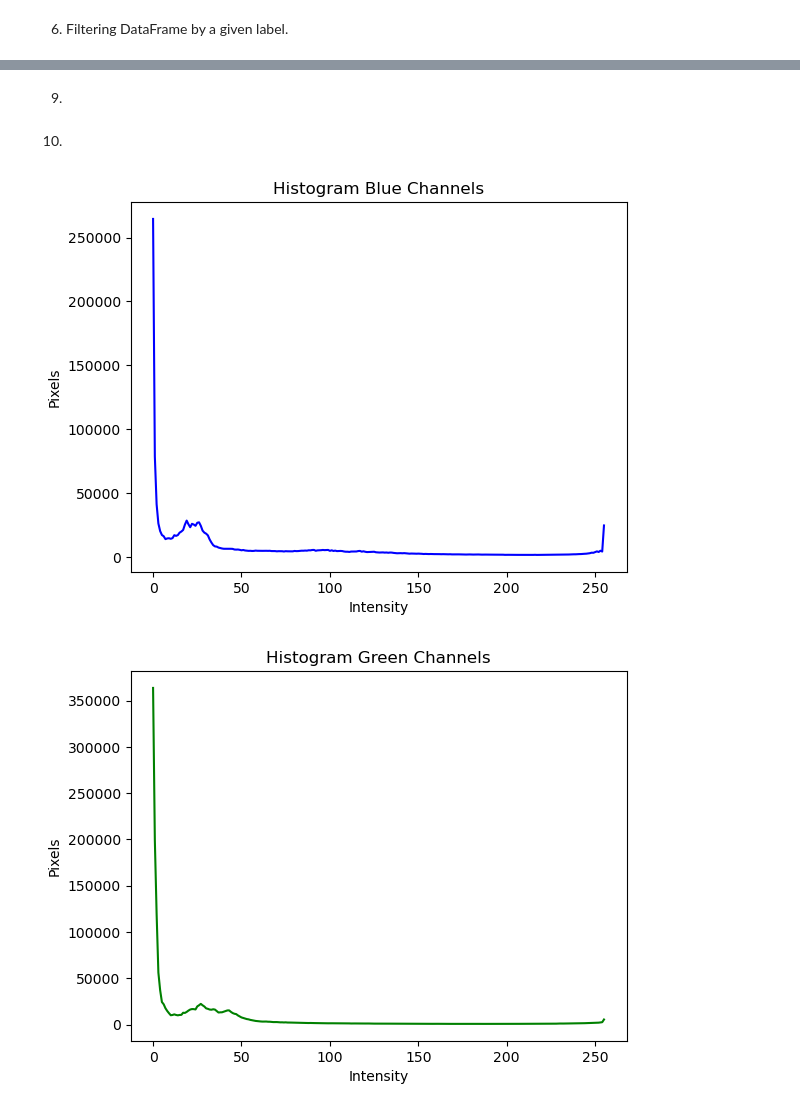
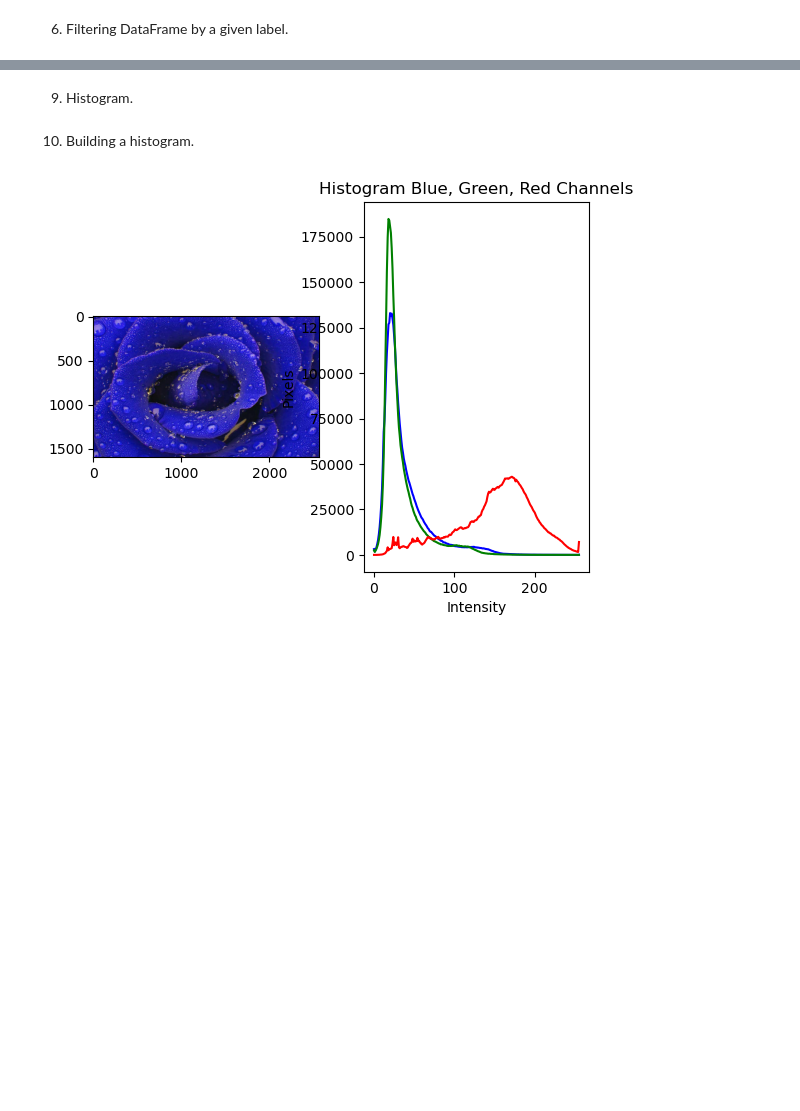
Before and after one commit to nastya1302/ap_laba4, a Jupyter notebook: note.ipynb, the cells around one changed output, grey strips where cells are left out. Cells and saved outputs as stored; diff of their text form; code cells hidden in the pictures; blank space fills up the shorter version.

```diff
--- a/note.ipynb
+++ b/note.ipynb
@@ -139,6 +138,9 @@ Name: depth, dtype: float64
 6. Filtering DataFrame by a given label.
 # %%
 def filtered_df(df: pd.DataFrame, mark: int) -> pd.DataFrame:
+    """
+    The function takes a dataframe and a class label as input and outputs strings with the specified label.
+    """
     df: pd.DataFrame = df[df.marks == mark]
     return df
 
@@ -202,7 +207,11 @@ marks
 # %% [markdown]
-9.
+9. Histogram.
 # %%
-def create_histogram(df: pd.DataFrame, mark: int) -> List[int]:
+def create_histogram(df: pd.DataFrame, mark: int):
+    """
+    The function takes a dataframe and a class label as input, returns
+    a list of arrays of histogram points(each array corresponds to the values of the histogram for each channel).
+    """
     new_df: pd.DataFrame = filtered_df(df, mark)
     image_path:str = new_df["absPath"].iloc[random.randint(0, 1000)]
     image = cv2.imread(image_path)
@@ -210,32 +219,30 @@ def create_histogram(df: pd.DataFrame, mark: int) -> List[int]:
     for i in range(0, 3):
         histr = cv2.calcHist([image], [i], None, [256], [0, 256])
         color.append(histr)
-    return color
+    return color, image
-# %% [markdown]
-10.
+# %% [markdown]
+10. Building a histogram.
 # %%
 def histogram_rendering(df: pd.DataFrame, mark: int) -> None:
-    histr = create_histogram(df, mark)
+    """
+    The function takes a dataframe and a class label as
+    input and builds histograms by calling create_histogram.
+    """
+    histr, image = create_histogram(df, mark)
 
-    plt.plot(hist[0], color="b")
-    plt.title("Histogram Blue Channels")
+    plt.subplot(1, 2, 1)
+    plt.imshow(image)
+
+    plt.subplot(1, 2, 2)
+    plt.plot(histr[0], color="b")
+    plt.plot(histr[1], color="g")
+    plt.plot(histr[2], color="r")
+    plt.title("Histogram Blue, Green, Red Channels")
     plt.xlabel("Intensity")
     plt.ylabel("Pixels")
     plt.show()
 
-    plt.plot(hist[1], color="g")
-    plt.title("Histogram Green Channels")
-    plt.xlabel("Intensity")
-    plt.ylabel("Pixels")
-    plt.show()
-
-    plt.plot(hist[2], color="r")
-    plt.title("Histogram For Blue, Green, Red Channels")
-    plt.xlabel("Intensity")
-    plt.ylabel("Pixels")
-    plt.show()
 
 histogram_rendering(df, 0)
 # %% [output]
-[figure, old version]
+[figure, new version]
-[figure, removed]
```
Also changed, not shown: parts of 10 cells of this notebook, 1 other file.
